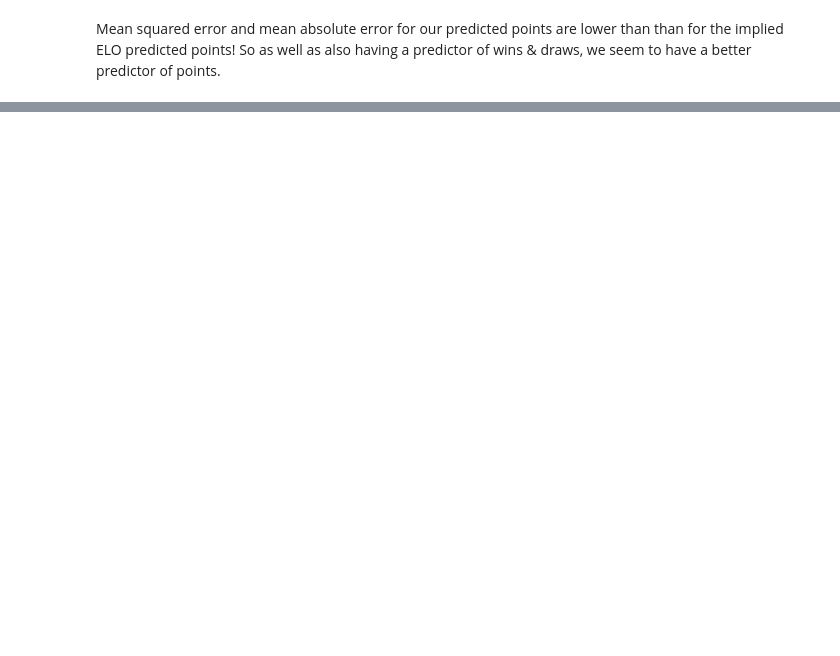
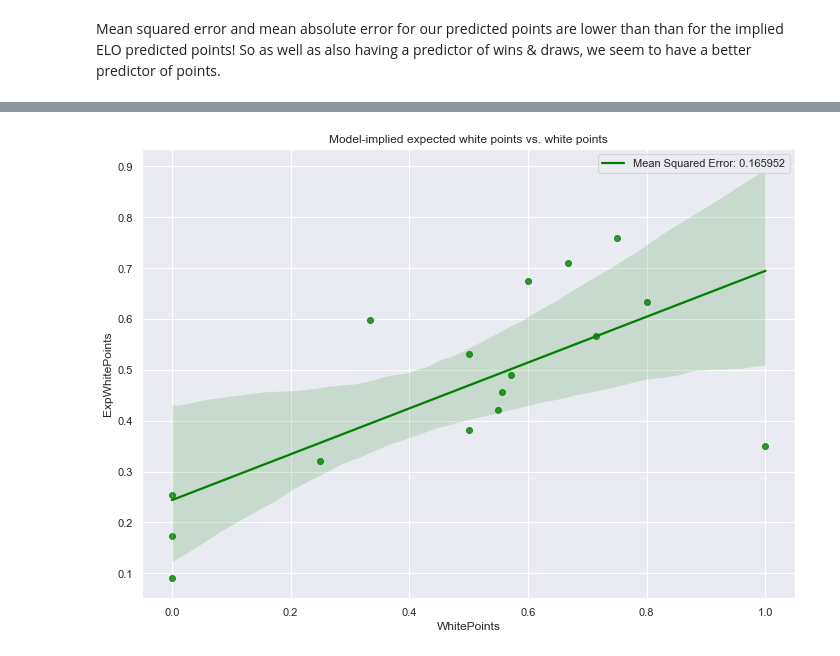
Before and after one commit to ktadgh/Classical-Chess-Predictions, a Jupyter notebook: Blitz Project.ipynb, the cells around one changed output, grey strips where cells are left out. Cells and saved outputs as stored; diff of their text form; code cells hidden in the pictures; blank space fills up the shorter version.

```diff
--- a/Blitz Project.ipynb
+++ b/Blitz Project.ipynb
@@ -429,0 +457,8 @@ Text(0, 0.5, 'Average Points')
+# %%
+plt.figure()
+plt.title('Model-implied expected white points vs. white points')
+sb.regplot(data = X_test_cut_ex_grouped, x = 'WhitePoints', y = 'ExpWhitePoints', color ='green', line_kws = {'label':f'Mean Squared Error: {mse_model:4f}'})
+plt.legend()
+plt.savefig('images/Model_acc.png')
+# %% [output]
+[figure, added]
```
Also changed, not shown: parts of 20 cells of this notebook, 3 other files.
